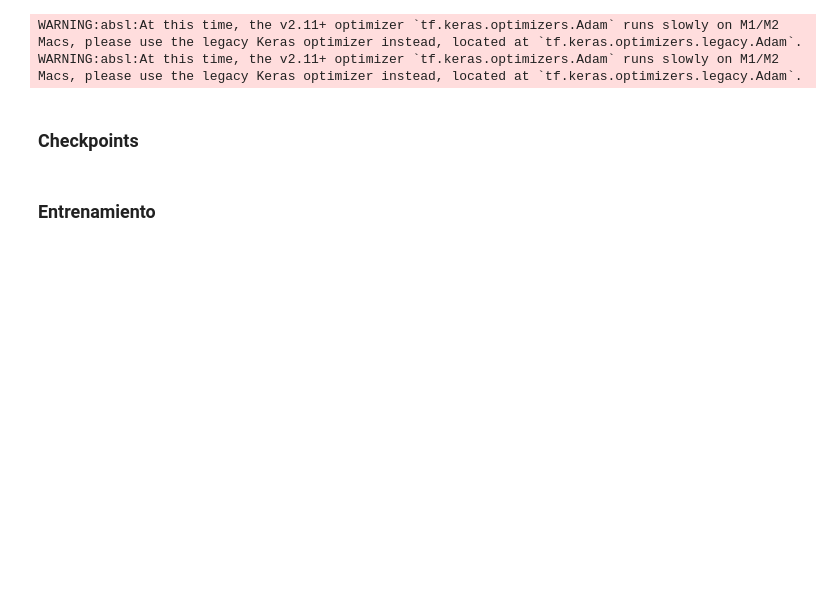
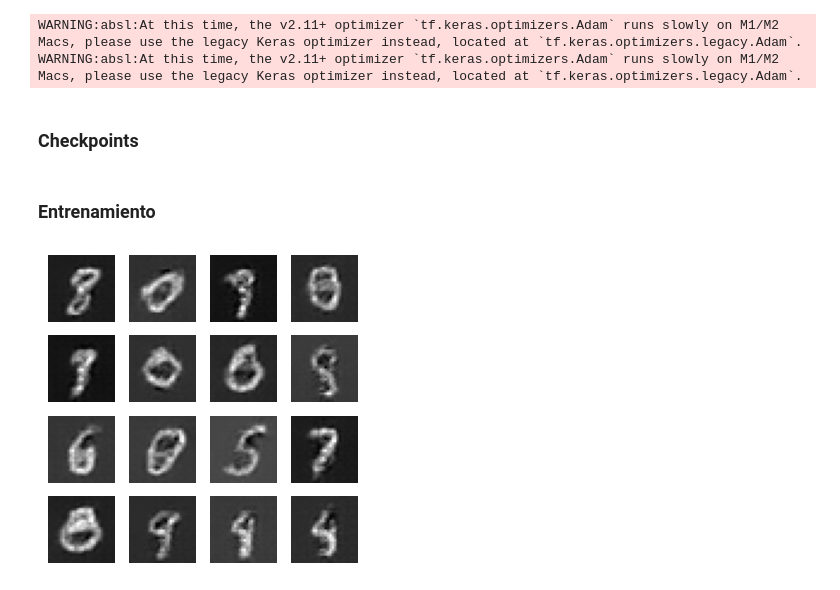
Before and after one commit to AlfonsoPineda/AdvancedAI, a Jupyter notebook: Bloque II y III/M2. Deep Learning/S14_GAN/S14_GAN.ipynb, the cells around one changed output. Drawn from its saved outputs; the diff is of its cells as text; code cells hidden in the pictures; blank space fills up the shorter version.

```diff
--- a/Bloque II y III/M2. Deep Learning/S14_GAN/S14_GAN.ipynb
+++ b/Bloque II y III/M2. Deep Learning/S14_GAN/S14_GAN.ipynb
@@ -151,3 +151,42 @@ def train_step(images):
   # Optimizadores
   generator_optimizer.apply_gradients(zip(gradients_of_generator, generator.trainable_variables))
   discriminator_optimizer.apply_gradients(zip(gradients_of_discriminator, discriminador.trainable_variables))
+# %%
+def generate_and_save_images(model, epoch, test_input):
+  predictions = model(test_input, training=False)
+  plt.figure(figsize=(4,4))
+  for i in range(predictions.shape[0]):
+    plt.subplot(4, 4, i+1)
+    plt.imshow(predictions[i, :, :, 0] * 127.5 + 127.5, cmap='gray')
+    plt.axis('off')
+
+  plt.savefig('image_at_epoch_{:04d}.png'.format(epoch))
+  plt.show()
+# %%
+# Entrenamiento de la red
+
+def train(dataset, epochs):
+  for epoch in range(epochs):
+    start = time.time()   # Almacena el tiempo de inicio de la época
+
+    for image_batch in dataset:
+      train_step(image_batch)
+
+    # Generar imágenes después de cada época (GIF)
+    display.clear_output(wait=True)
+    generate_and_save_images(generator, epoch + 1, seed)
+
+    # Guardar el modelo cada 15 épocas
+    if (epoch + 1) % 15 == 0:
+      checkpoint.save(file_prefix = checkpoint_prefix)
+
+    print ('Tiempo para la época {} es: {} sec'.format(epoch + 1, time.time()-start))
+
+  # Generar una imagen después del entrenamiento
+  display.clear_output(wait=True)
+  generate_and_save_images(generator, epochs, seed)
+# %%
+# Entrenamiento
+train(train_dataset, EPOCHS)
+# %% [output]
+[figure, added]
```
Also changed, not shown: parts of 1 cell of this notebook.
